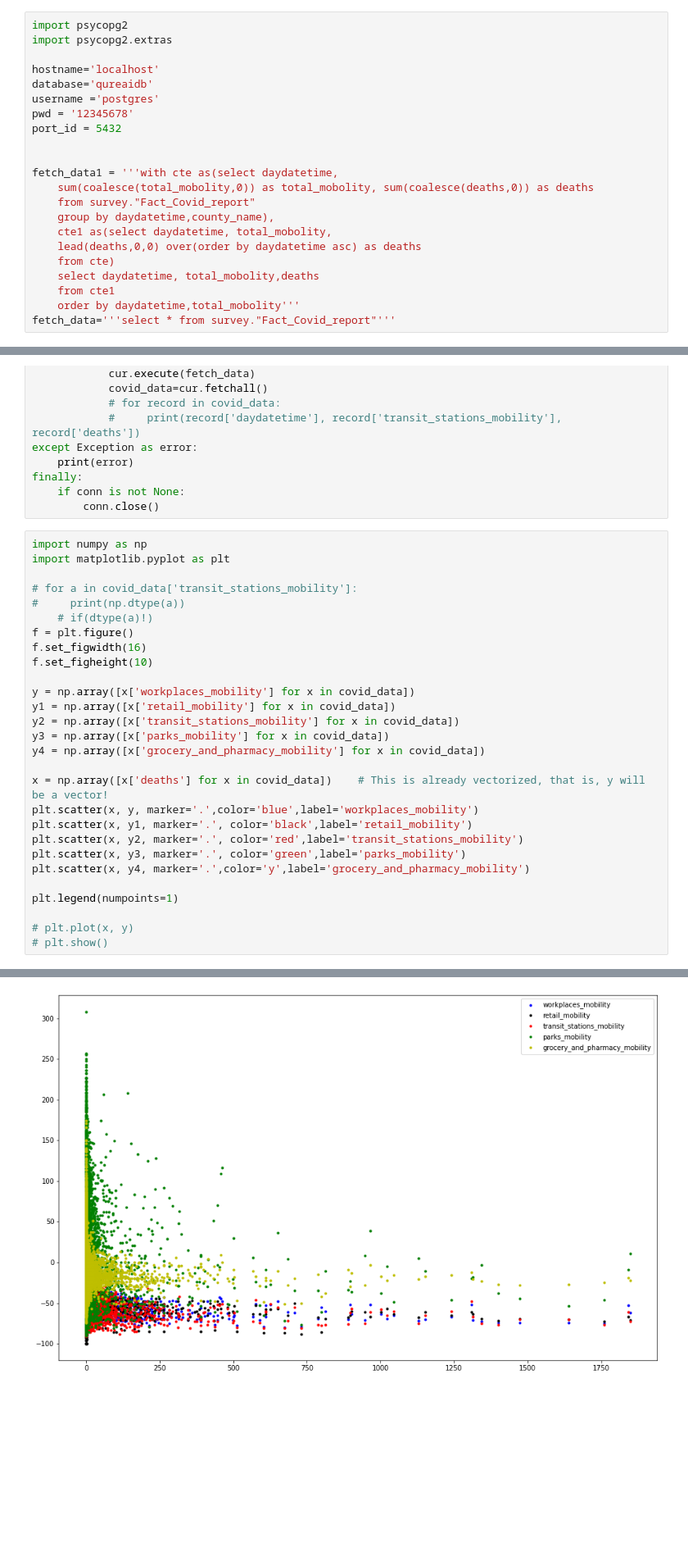
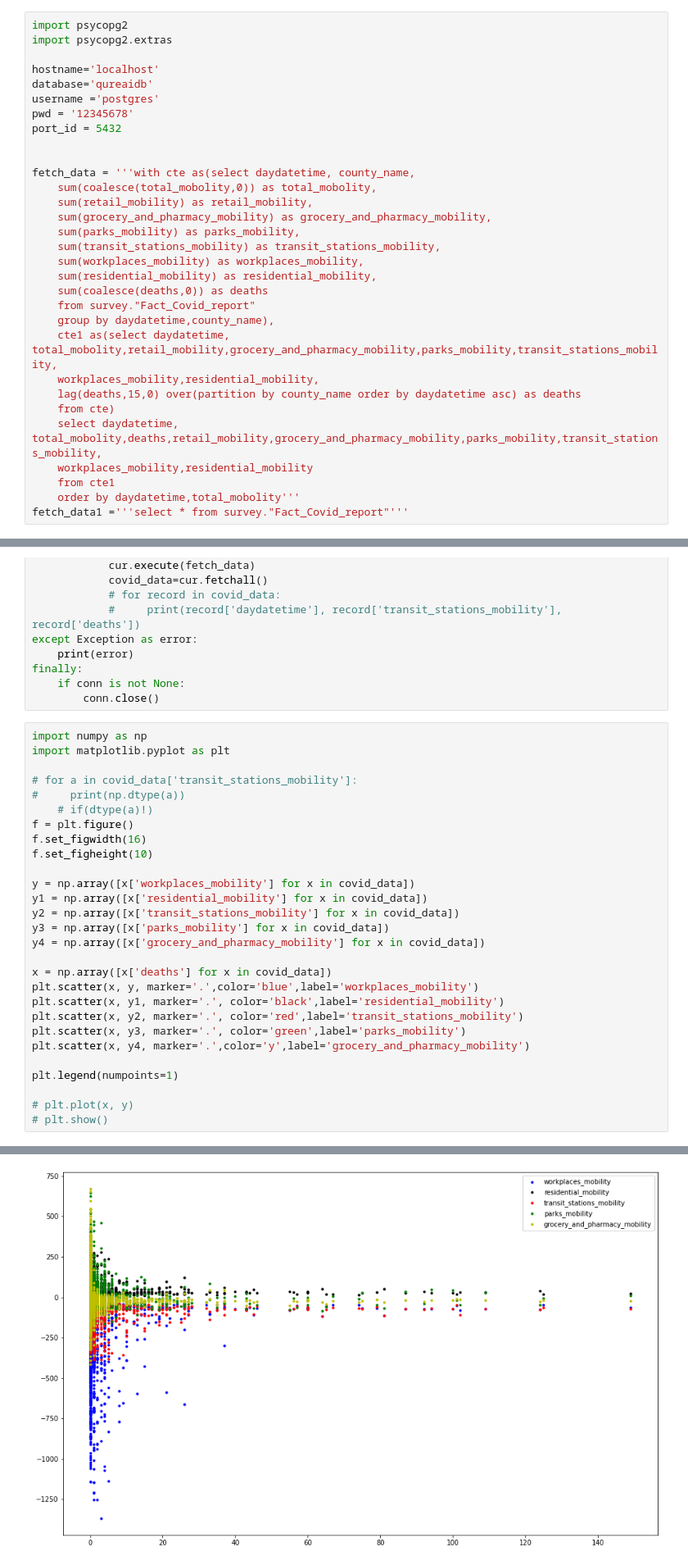
Before and after one commit to kanti170102041/QureAI_Assignment, a Jupyter notebook: Data_Visualization/visualisation.ipynb, the cells around one changed output, grey strips where cells are left out. Shown at 82% size. Drawn from its saved outputs; the diff is of its cells as text; blank space fills up the shorter version.

```diff
--- a/Data_Visualization/visualisation.ipynb
+++ b/Data_Visualization/visualisation.ipynb
@@ -9,17 +9,26 @@ pwd = '12345678'
 port_id = 5432
 
 
-fetch_data1 = '''with cte as(select daydatetime,
-	sum(coalesce(total_mobolity,0)) as total_mobolity, sum(coalesce(deaths,0)) as deaths
+fetch_data = '''with cte as(select daydatetime, county_name,
+	sum(coalesce(total_mobolity,0)) as total_mobolity,
+    sum(retail_mobility) as retail_mobility,
+    sum(grocery_and_pharmacy_mobility) as grocery_and_pharmacy_mobility,
+    sum(parks_mobility) as parks_mobility,
+    sum(transit_stations_mobility) as transit_stations_mobility,
+    sum(workplaces_mobility) as workplaces_mobility,
+    sum(residential_mobility) as residential_mobility,
+    sum(coalesce(deaths,0)) as deaths
     from survey."Fact_Covid_report"
     group by daydatetime,county_name),
-    cte1 as(select daydatetime, total_mobolity,
-    lead(deaths,0,0) over(order by daydatetime asc) as deaths
+    cte1 as(select daydatetime, total_mobolity,retail_mobility,grocery_and_pharmacy_mobility,parks_mobility,transit_stations_mobility,
+    workplaces_mobility,residential_mobility,
+    lag(deaths,15,0) over(partition by county_name order by daydatetime asc) as deaths
     from cte)
-    select daydatetime, total_mobolity,deaths
+    select daydatetime, total_mobolity,deaths,retail_mobility,grocery_and_pharmacy_mobility,parks_mobility,transit_stations_mobility,
+    workplaces_mobility,residential_mobility
     from cte1
     order by daydatetime,total_mobolity'''
-fetch_data='''select * from survey."Fact_Covid_report"'''
+fetch_data1 ='''select * from survey."Fact_Covid_report"'''
 # %%
 try:
     with psycopg2.connect(
@@ -42,31 +51,31 @@ finally:
 # %%
 import numpy as np
 import matplotlib.pyplot as plt
 
 # for a in covid_data['transit_stations_mobility']:
 #     print(np.dtype(a))
     # if(dtype(a)!)
 f = plt.figure()
 f.set_figwidth(16)
 f.set_figheight(10)
 
 y = np.array([x['workplaces_mobility'] for x in covid_data])
-y1 = np.array([x['retail_mobility'] for x in covid_data])
+y1 = np.array([x['residential_mobility'] for x in covid_data])
 y2 = np.array([x['transit_stations_mobility'] for x in covid_data])
 y3 = np.array([x['parks_mobility'] for x in covid_data])
 y4 = np.array([x['grocery_and_pharmacy_mobility'] for x in covid_data])
 
-x = np.array([x['deaths'] for x in covid_data])    # This is already vectorized, that is, y will be a vector!
+x = np.array([x['deaths'] for x in covid_data])
 plt.scatter(x, y, marker='.',color='blue',label='workplaces_mobility')
-plt.scatter(x, y1, marker='.', color='black',label='retail_mobility')
+plt.scatter(x, y1, marker='.', color='black',label='residential_mobility')
 plt.scatter(x, y2, marker='.', color='red',label='transit_stations_mobility')
 plt.scatter(x, y3, marker='.', color='green',label='parks_mobility')
 plt.scatter(x, y4, marker='.',color='y',label='grocery_and_pharmacy_mobility')
 
 plt.legend(numpoints=1)
 
 # plt.plot(x, y)
 # plt.show()
 # %% [output]
 <matplotlib.legend.Legend at 0x...>
-[figure, old version]
+[figure, new version]
```
Also changed, not shown: parts of 1 cell of this notebook.
